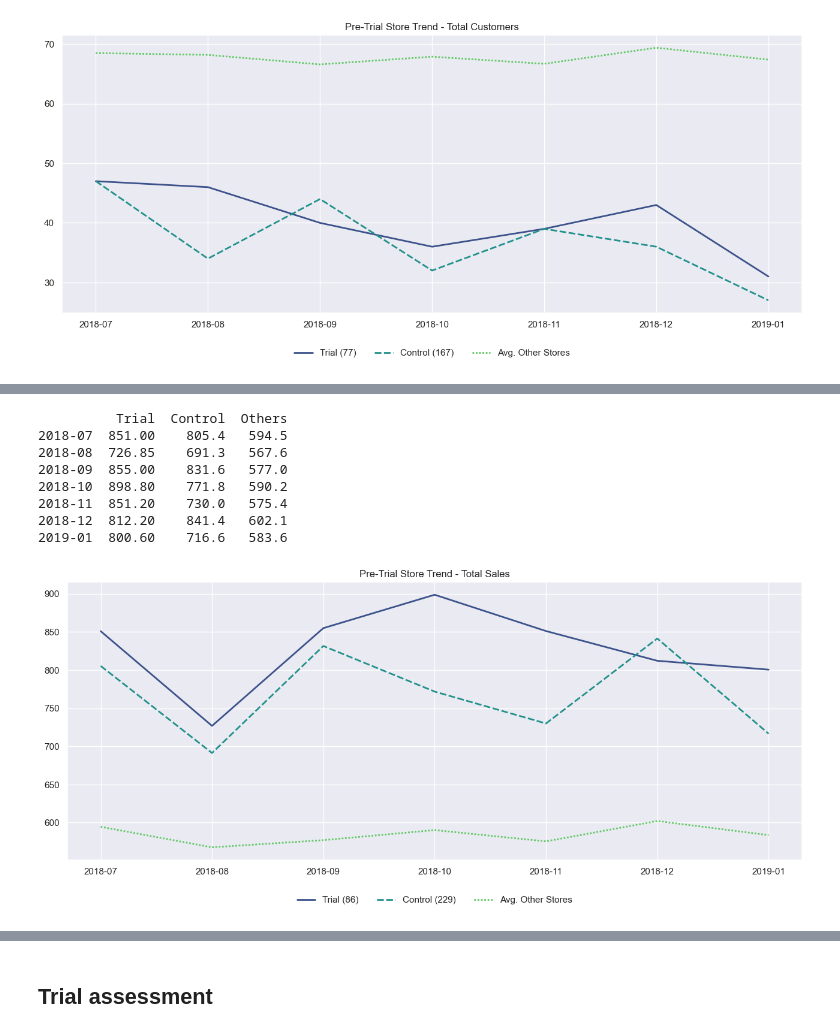
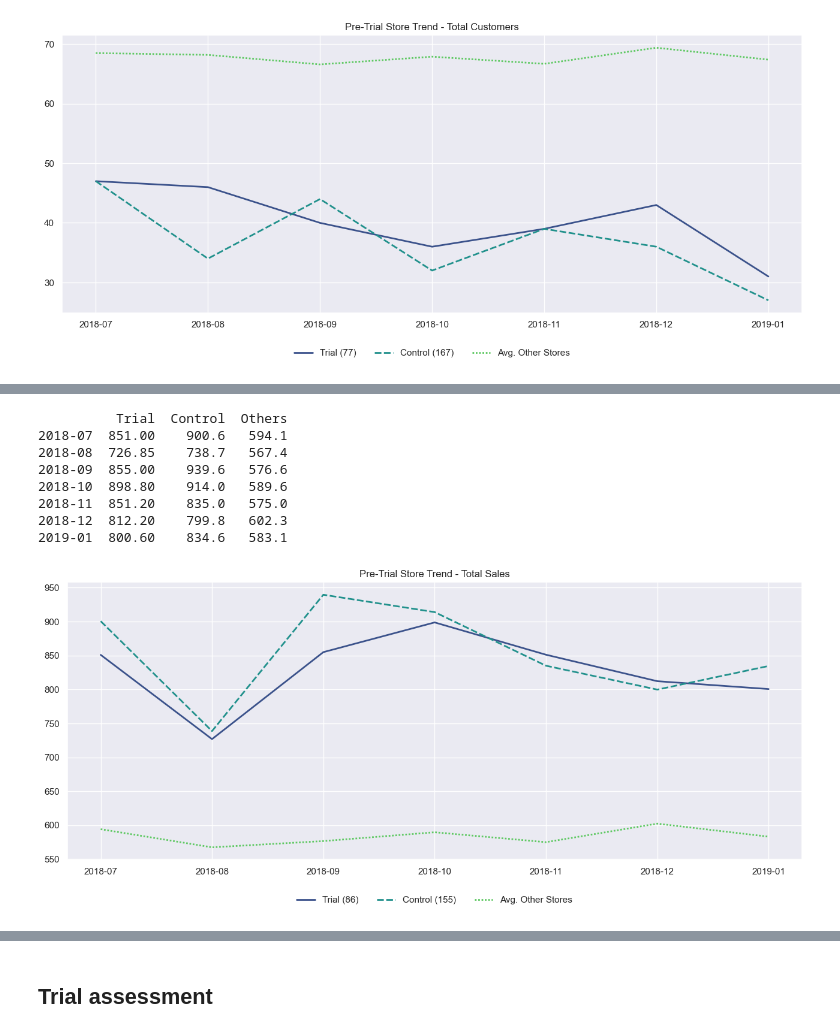
Before and after one commit to jcdcustodio/chips-retail-analytics, a Jupyter notebook: p2-trial-store-assessment.ipynb, the cells around one changed output, grey strips where cells are left out. Saved outputs shown, nothing was run; the diff lists cells and outputs as text; code cells hidden in the pictures.

```diff
--- a/p2-trial-store-assessment.ipynb
+++ b/p2-trial-store-assessment.ipynb
@@ -660,13 +692,13 @@ plot_pretrial_trends(trial_store=77, control_store=167, metric=1)
 # %%
-plot_pretrial_trends(trial_store=86, control_store=229, metric=0)
+plot_pretrial_trends(trial_store=86, control_store=155, metric=0)
 # %% [output]
           Trial  Control  Others
-2018-07  851.00    805.4   594.5
-2018-08  726.85    691.3   567.6
-2018-09  855.00    831.6   577.0
-2018-10  898.80    771.8   590.2
-2018-11  851.20    730.0   575.4
-2018-12  812.20    841.4   602.1
-2019-01  800.60    716.6   583.6
+2018-07  851.00    900.6   594.1
+2018-08  726.85    738.7   567.4
+2018-09  855.00    939.6   576.6
+2018-10  898.80    914.0   589.6
+2018-11  851.20    835.0   575.0
+2018-12  812.20    799.8   602.3
+2019-01  800.60    834.6   583.1
-[figure, old version]
+[figure, new version]
 # %%
```
Also changed, not shown: parts of 30 cells of this notebook, 25 other files.
